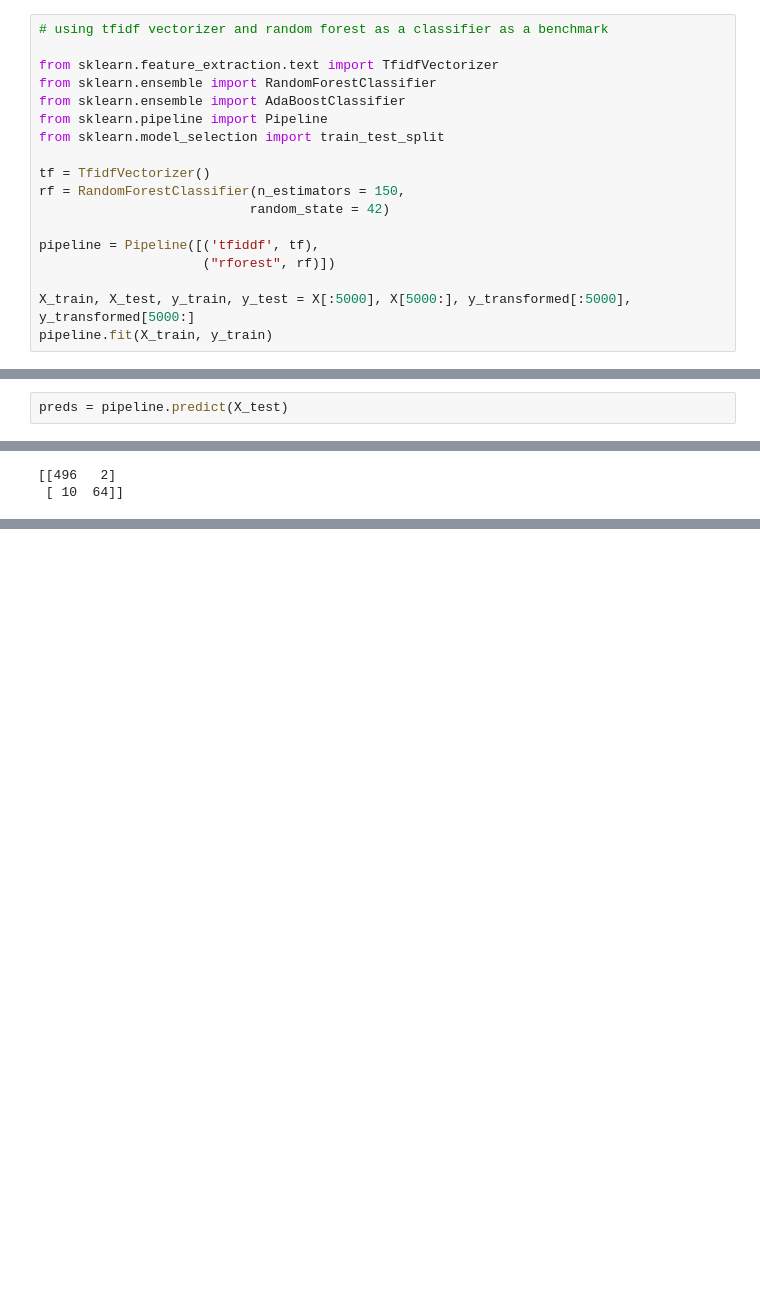
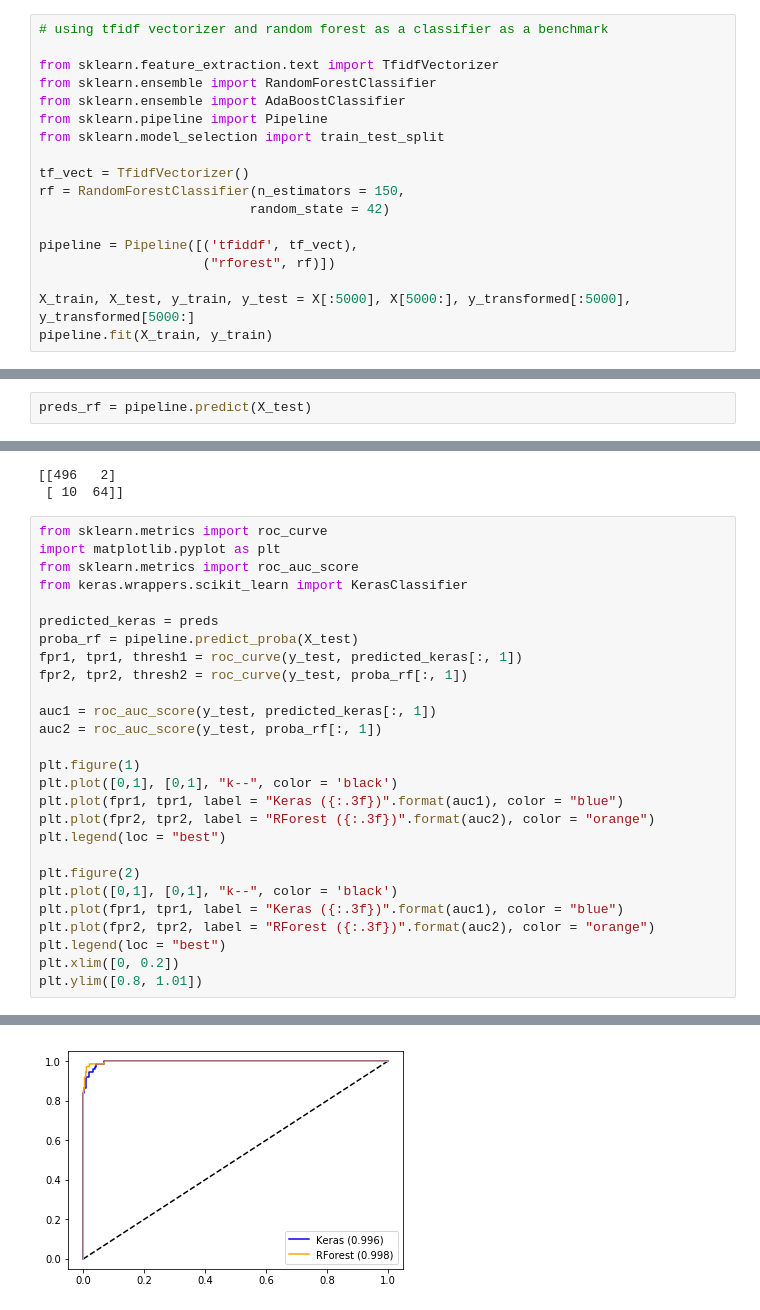
Before and after one commit to ilknurCakir/SpamEmailClassification, a Jupyter notebook: spam_classifier.ipynb, the cells around one changed output, grey strips where cells are left out. Cells and saved outputs as stored; diff of their text form; blank space fills up the shorter version.

Commit message:
roc curve

```diff
--- a/spam_classifier.ipynb
+++ b/spam_classifier.ipynb
@@ -128,11 +136,11 @@ from sklearn.ensemble import AdaBoostClassifier
 from sklearn.pipeline import Pipeline
 from sklearn.model_selection import train_test_split
 
-tf = TfidfVectorizer()
+tf_vect = TfidfVectorizer()
 rf = RandomForestClassifier(n_estimators = 150,
                            random_state = 42)
 
-pipeline = Pipeline([('tfiddf', tf),
+pipeline = Pipeline([('tfiddf', tf_vect),
                      ("rforest", rf)])
 
 X_train, X_test, y_train, y_test = X[:5000], X[5000:], y_transformed[:5000], y_transformed[5000:]
@@ -145,5 +153,5 @@ Pipeline(memory=None,
         ngram_range=(1, 1), norm='l2', preprocessor=None, smooth_idf=True...ators=150, n_jobs=None,
             oob_score=False, random_state=42, verbose=0, warm_start=False))])
 # %%
-preds = pipeline.predict(X_test)
+preds_rf = pipeline.predict(X_test)
 # %%
@@ -187,3 +195,31 @@ print(metrics.confusion_matrix(y_test, preds2))
 # %% [output]
 [[496   2]
  [ 10  64]]
+# %%
+from sklearn.metrics import roc_curve
+import matplotlib.pyplot as plt
+from sklearn.metrics import roc_auc_score
+from keras.wrappers.scikit_learn import KerasClassifier
+
+predicted_keras = preds
+proba_rf = pipeline.predict_proba(X_test)
+fpr1, tpr1, thresh1 = roc_curve(y_test, predicted_keras[:, 1])
+fpr2, tpr2, thresh2 = roc_curve(y_test, proba_rf[:, 1])
+
+auc1 = roc_auc_score(y_test, predicted_keras[:, 1])
+auc2 = roc_auc_score(y_test, proba_rf[:, 1])
+
+plt.figure(1)
+plt.plot([0,1], [0,1], "k--", color = 'black')
+plt.plot(fpr1, tpr1, label = "Keras ({:.3f})".format(auc1), color = "blue")
+plt.plot(fpr2, tpr2, label = "RForest ({:.3f})".format(auc2), color = "orange")
+plt.legend(loc = "best")
+
+plt.figure(2)
+plt.plot([0,1], [0,1], "k--", color = 'black')
+plt.plot(fpr1, tpr1, label = "Keras ({:.3f})".format(auc1), color = "blue")
+plt.plot(fpr2, tpr2, label = "RForest ({:.3f})".format(auc2), color = "orange")
+plt.legend(loc = "best")
+plt.xlim([0, 0.2])
+plt.ylim([0.8, 1.01])
+# %% [output]
@@ -189,0 +227 @@ print(metrics.confusion_matrix(y_test, preds2))
+[figure, added]
```
Also changed, not shown: parts of 9 cells of this notebook.
